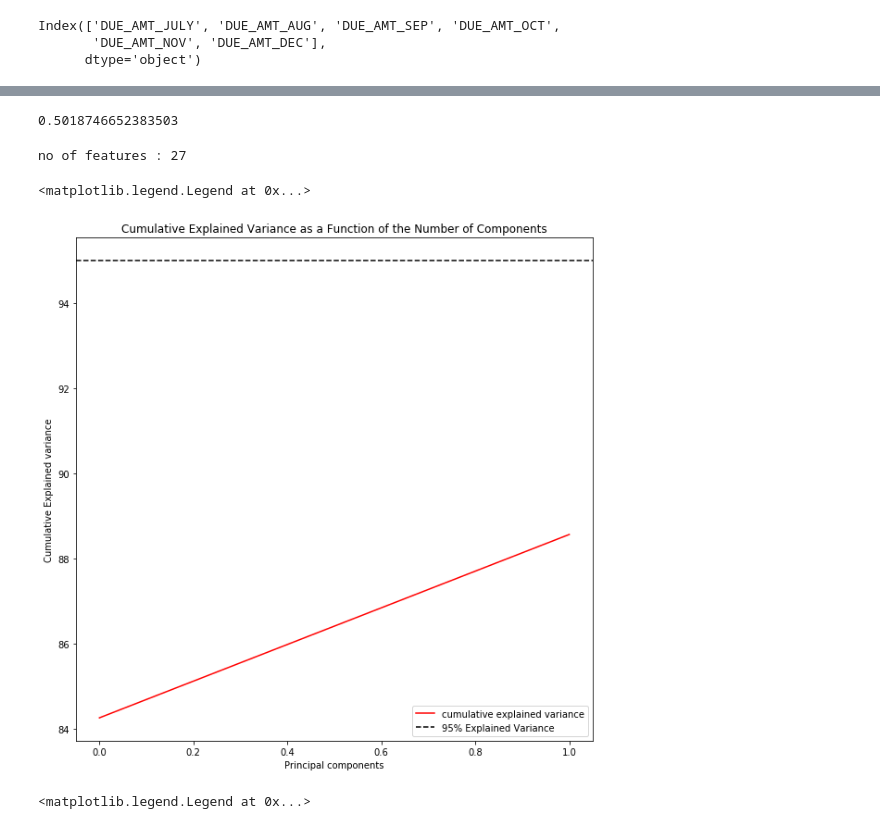
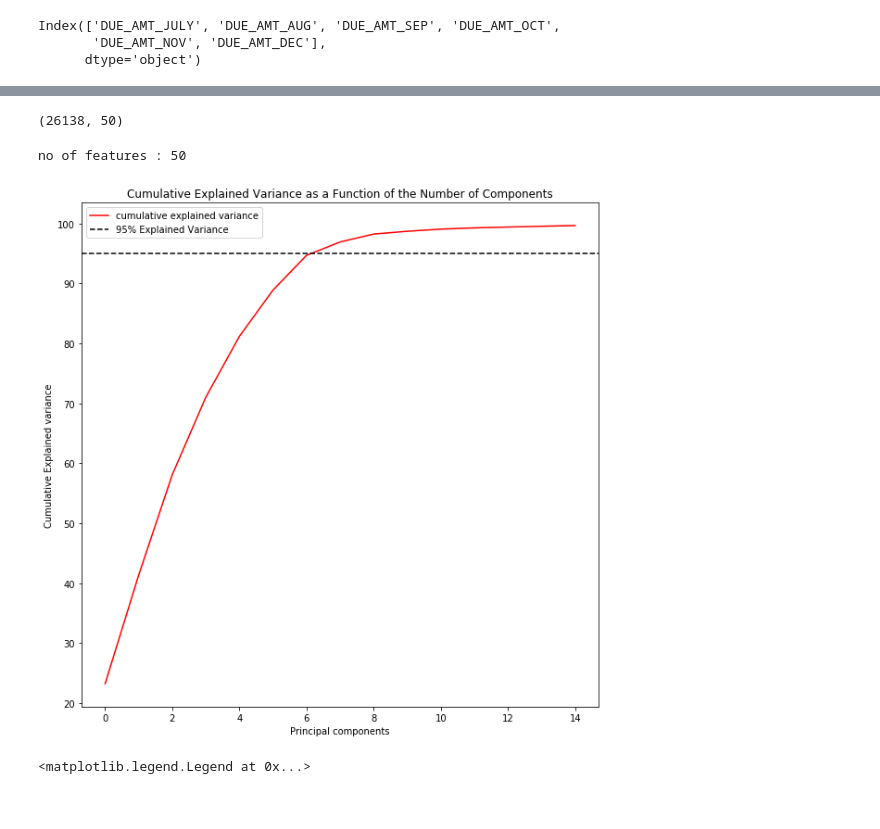
Before and after one commit to shasikaud/Data-Storm, a Jupyter notebook: 2.ipynb, the cells around one changed output, grey strips where cells are left out. Saved outputs shown, nothing was run; the diff lists cells and outputs as text; code cells hidden in the pictures.

```diff
--- a/2.ipynb
+++ b/2.ipynb
@@ -122,7 +122,7 @@ predict_data['gen12']=gen_12
 predict_data['gen13']=gen_13
 # %%
 cat_cols=['Gender', 'EDUCATION_STATUS', 'MARITAL_STATUS',
-       'AGE','scale_balance_limit_v1']
+       'AGE']
 # %%
 train_data = pd.get_dummies( train_data,columns = cat_cols )
 predict_data=pd.get_dummies( predict_data,columns = cat_cols )
@@ -344,9 +362,9 @@ NameError: name 'pd' is not defined
 # %%
 n_features=X_train.shape[1]
-# %%
-y_train.sum()/len(y_train)
-# %% [output]
-0.5018746652383503
+# %%
+X_train.shape
+# %% [output]
+(26138, 50)
 # %%
 %matplotlib inline
 df=pd.DataFrame()
@@ -358,31 +376,31 @@ for i in range(27):
 # %%
 #analyse variance by PCA curve
 
 
-pca_dims=2   ###### number of wanted PCA dims
+pca_dims=15   ###### number of wanted PCA dims
 
 print('no of features :',n_features)
 
 pca = PCA(n_components=pca_dims)
 X_train_pca=pca.fit_transform(X_train)
 X_test_pca=pca.fit_transform(X_test)
 #X_val_pca=pca.fit_transform(X_val)
 
 ################################### plot PCA- CURVE ##########################################################################
 
 cumsum = np.cumsum(pca.explained_variance_ratio_)*100
 d = [n for n in range(len(cumsum))]
 plt.figure(figsize=(10, 10))
 plt.plot(d,cumsum, color = 'red',label='cumulative explained variance')
 plt.title('Cumulative Explained Variance as a Function of the Number of Components')
 plt.ylabel('Cumulative Explained variance')
 plt.xlabel('Principal components')
 plt.axhline(y = 95, color='k', linestyle='--', label = '95% Explained Variance')
 plt.legend(loc='best')
+plt.savefig('E:/ML_IP/ML_projects/datastorm/pca_cumulative.png')
 # %% [output]
-no of features : 27
+no of features : 50
-<matplotlib.legend.Legend at 0x...>
-[figure, old version]
+[figure, new version]
 # %%
 pca_reduced=pd.DataFrame(X_train_pca)
 y=pd.DataFrame()
```
Also changed, not shown: parts of 8 cells of this notebook, 9 other files.
